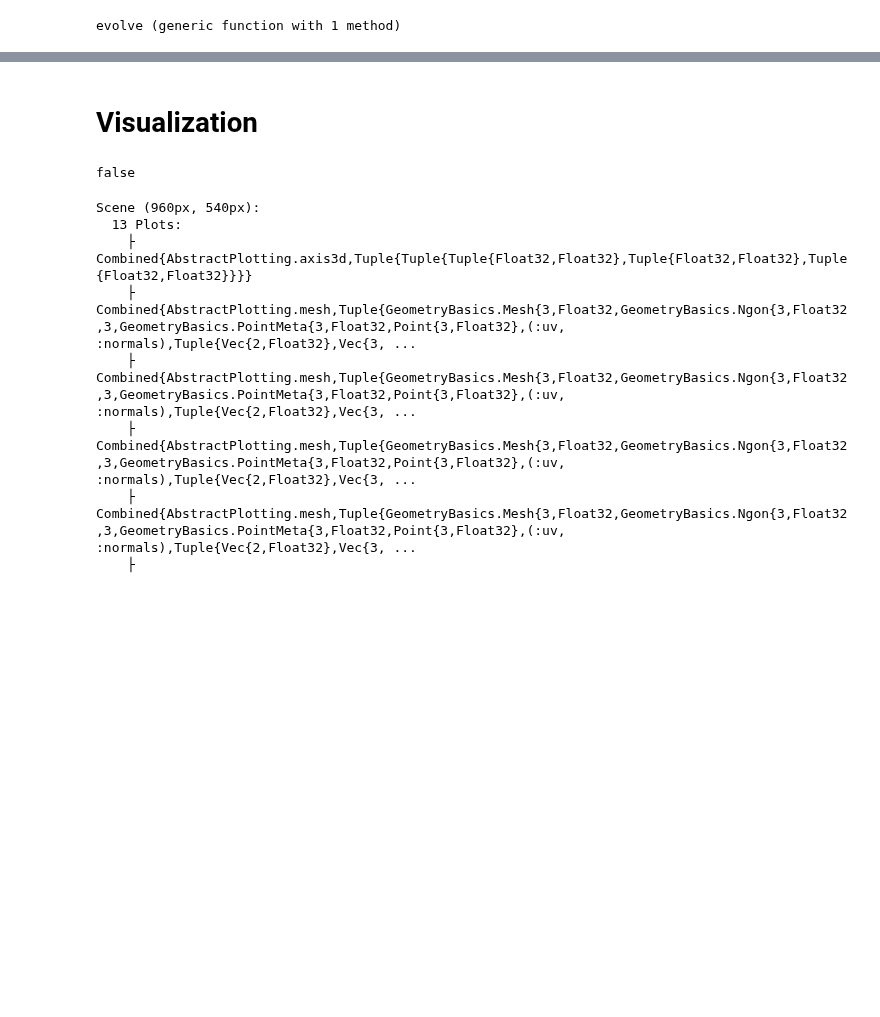
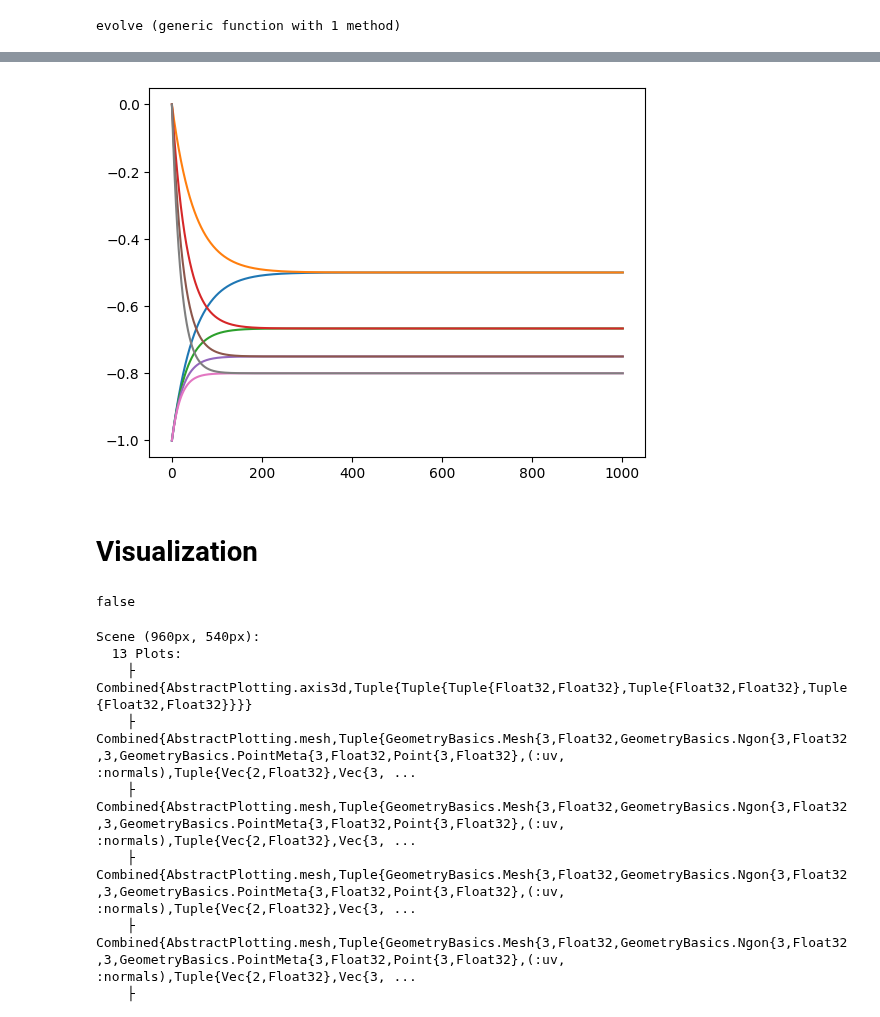
Before and after one commit to dsb-lab/CellBasedModels.jl, a Jupyter notebook: Checks.ipynb, the cells around one changed output, grey strips where cells are left out. Cells and saved outputs as stored; diff of their text form; code cells hidden in the pictures; blank space fills up the shorter version.

Commit message:
Several interaction variables in eulerX solved

```diff
--- a/Checks.ipynb
+++ b/Checks.ipynb
@@ -811,0 +837,12 @@ LoadError: UndefVarError: v not defined
+# %%
+N = 8
+com = abm.Community(a,N = N)
+
+com[:x] = [-1.,0.,-1.,0.,-1.,0.,-1.,0.];
+com[:y] = [0.,0.,1.,1.,2.,2.,3.,3.];
+com[:g] = 1.;
+com[:m] = [1.,1.,1.,2.,1.,3.,1.,4.];
+# %%
+abm.compile(a,integrator="eulerSDEIto",platform="cpu",saveRAM=true)
+# %%
+abm.eval(abm.compile(a,integrator="euler",platform="cpu",saveRAM=true))
@@ -812,3 +863,12 @@ LoadError: UndefVarError: v not defined
+# %%
+v = abm.evolve(com,dt_=0.01,tMax_=10.);
+# %%
+pos = [i[:x] for i in v]
+
+plot(pos)
+display()
+# %% [output]
+[figure, added]
 # %% [markdown]
 # Visualization
 # %%
```
Also changed, not shown: parts of 6 cells of this notebook, 2 other files.
